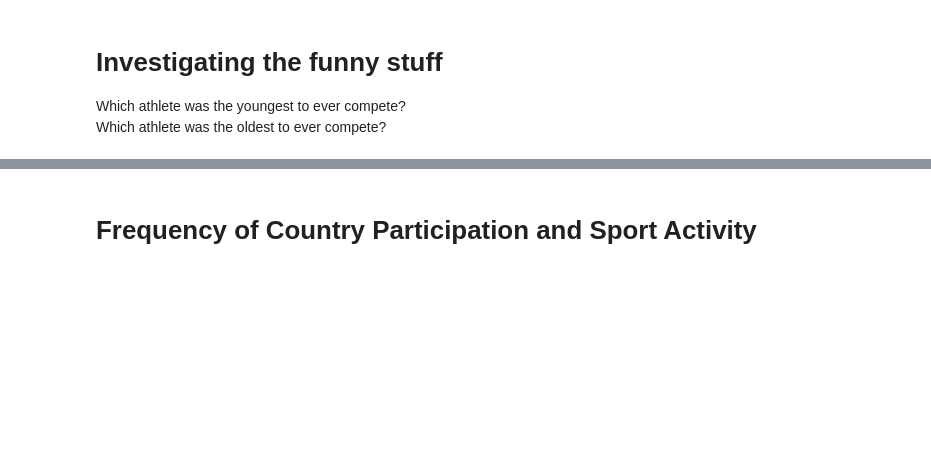
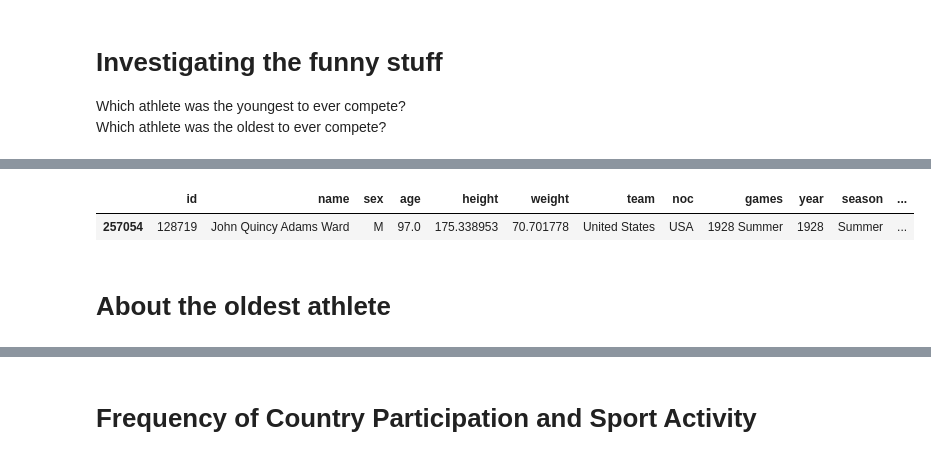
Before and after one commit to pars3c/olympics-analysis, a Jupyter notebook: Olympic Games Analysis.ipynb, the cells around one changed output, grey strips where cells are left out. Saved outputs shown, nothing was run; the diff lists cells and outputs as text; code cells hidden in the pictures; blank space fills up the shorter version.

Commit message:
oldest olympic player added

```diff
--- a/Olympic Games Analysis.ipynb
+++ b/Olympic Games Analysis.ipynb
@@ -300,0 +327,8 @@ youngest_athletes.head(1)
+# %%
+oldest_athletes = dataset.sort_values(by='age', ascending=False)
+oldest_athletes.head(1)
+# %% [output]
+|  | id | name | sex | age | height | weight | team | noc | games | year | season | ... |
+| 257054 | 128719 | John Quincy Adams Ward | M | 97.0 | 175.338953 | 70.701778 | United States | USA | 1928 Summer | 1928 | Summer | ... |
+# %% [markdown]
+<h1>About the oldest athlete</h1>
```
Also changed, not shown: parts of 16 cells of this notebook, 2 other files.
